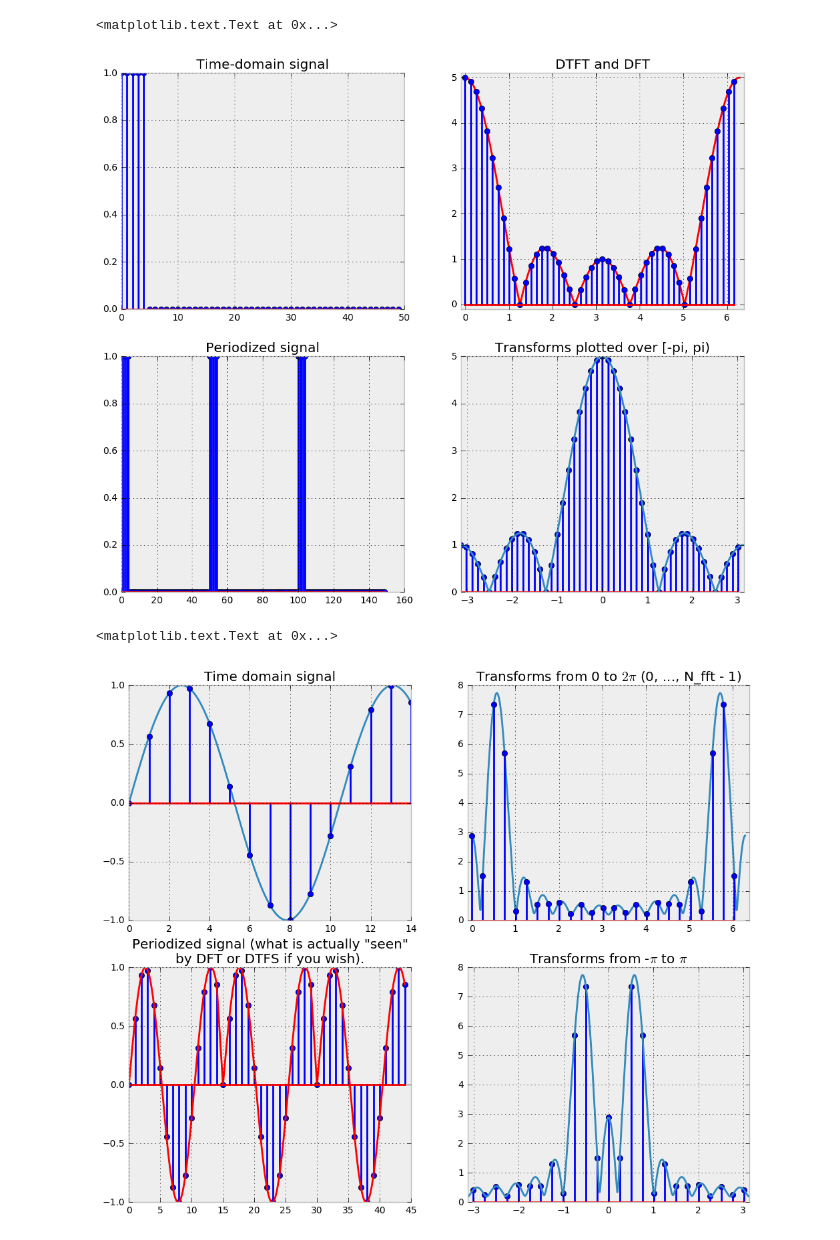
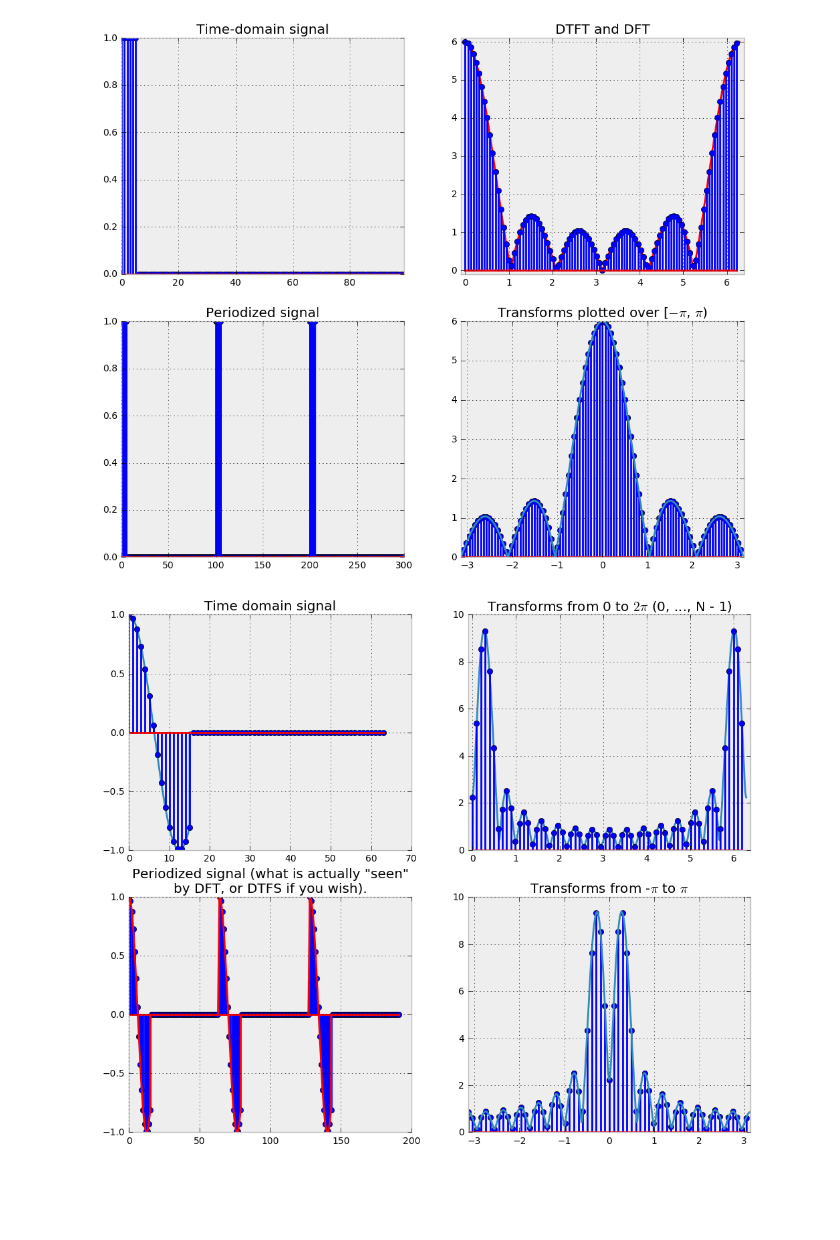
Before and after one commit to doksa/dsp-notebooks, a Jupyter notebook: Week3.ipynb, the cells around one changed output. Cells and saved outputs as stored; diff of their text form; code cells hidden in the pictures; blank space fills up the shorter version.

Commit message:
Added explicit zero-padding in the spectral analysis of sinusoids.

```diff
--- a/Week3.ipynb
+++ b/Week3.ipynb
@@ -15,10 +15,10 @@ plt.style.use('bmh')
 #---------------------------------------------------------------------------
 
 # number of ones
-M = 5
+M = 6
 
 # total length of the signal (for DFT)
-N = 50
+N = 100
 
 # time-domain index
 n_idx = np.arange(N)
@@ -46,6 +46,7 @@ fig = plt.figure(figsize=(12, 10))
 
 ax = fig.add_subplot(221)
 plt.stem(x)
+plt.xlim(-0.1, N-1+0.1)
 plt.title('Time-domain signal')
 
 # transforms
@@ -83,82 +84,91 @@ else:
 plt.stem(2*np.pi/N * (n_idx - shift), np.fft.fftshift(np.abs(X_dft)))
 plt.plot(omega - np.pi, np.fft.fftshift(np.abs(X_dtft)))
 _ = plt.xlim(-np.pi, np.pi)
-plt.title('Transforms plotted over [-pi, pi)')
+plt.title('Transforms plotted over [$-\pi$, $\pi$)')
+
+# fig.savefig('rect_%d_%d.eps' % (M, N))
 # %% [output]
-<matplotlib.text.Text at 0x...>
-[figure, old version]
+[figure, new version]
 # %%
 # DTFT and DFT of windowed sinusoids
 #---------------------------------------------------------------------------
 
 # frequency
-omega0 = 0.6
+omega0 = 0.08*np.pi
 
 # length of the window (number of sinusoid samples)
-N = 15
+M = 16
 
-# total length of the signal fed into DFT; zero-padding is by N_fft - N
-N_fft = 25
+# total length of the signal fed into DFT; zero-padding is by N - M
+N = 64
 
 # discrete time index
+m_idx = np.arange(M)
 n_idx = np.arange(N)
 
 # DFT frequency index
-k_idx = np.arange(N_fft)
+k_idx = np.arange(N)
 
-# just for plotting, so that we can which sinusoid we're sampling
-t = np.linspace(0, N-1, 1e4)
+# just for plotting, so that we can see which sinusoid we're sampling
+t = np.linspace(0, N - 1, 1e4)
 
 # discrete signal
-x = np.sin(omega0*n_idx)
+x = np.hstack((np.cos(omega0*m_idx), np.zeros(N - M)))
 
 # continuous signal we're sampling
-x_c = np.sin(omega0*t)
-
+x_c = np.cos(omega0*t)
 
 # Uncomment to study the effect of window length and zero-padding
 # on the ability to resolve two sinusoids with similar frequencies
 # ------------------------------------------------------------------
-# x = np.sin(omega0*n_idx) + np.sin(omega0*1.1*n_idx)
-# x_c = np.sin(omega0*t) + np.sin(omega0*1.1*t)
+# x = np.hstack((np.cos(omega0*m_idx) + np.cos(omega0*1.1*m_idx), np.zeros(N - M)))
+# x_c = np.cos(omega0*t) + np.cos(omega0*1.1*t)
 # ------------------------------------------------------------------
 
+x_c[t > M-1] = 0
 
-# simulate DTFT by a huge number of samples
+# simulate DTFT by a large number of samples
 omega = np.linspace(0, 2*np.pi, 1e4)
 
-X_dtft = np.fft.fft(x, n=len(omega), axis=0)
-X_dft = np.fft.fft(x, n=N_fft, axis=0)
+use_hanning = False
+if use_hanning:
+    x_w = x * np.hanning(M)
+else:
+    x_w = x
+
+X_dtft = np.fft.fft(x_w, n=len(omega), axis=0)
+X_dft = np.fft.fft(x_w, n=N, axis=0)
 
 fig = plt.figure(figsize=(12, 10))
 
 ax = fig.add_subplot(221)
 plt.plot(t, x_c)
 plt.stem(n_idx, x)
 plt.title('Time domain signal')
 
 ax = fig.add_subplot(222)
 plt.plot(omega, np.abs(X_dtft))
-plt.stem(2*np.pi/N_fft * k_idx, np.abs(X_dft))
-plt.title('Transforms from 0 to $2\pi$ (0, ..., N_fft - 1)')
+plt.stem(2*np.pi/N * k_idx, np.abs(X_dft))
+plt.title('Transforms from 0 to $2\pi$ (0, ..., N - 1)')
 
 plt.xlim(-0.1, 2*np.pi + 0.1)
 ax = fig.add_subplot(223)
 plt.stem(np.hstack((n_idx, n_idx+N, n_idx+2*N)), np.hstack((x, x, x)))
 plt.plot(np.hstack((t, t+N, t+2*N)), np.hstack((x_c, x_c, x_c)), 'r')
-plt.title('Periodized signal (what is actually "seen"\nby DFT or DTFS if you wish).')
+plt.title('Periodized signal (what is actually "seen"\nby DFT, or DTFS if you wish).')
 
 ax = fig.add_subplot(224)
 
 if N % 2 == 0:
-    shift = N_fft / 2
+    shift = N / 2
 else:
-    shift = (N_fft - 1) / 2
+    shift = (N - 1) / 2
 
-plt.stem(2*np.pi/N_fft * (k_idx - shift), np.fft.fftshift(np.abs(X_dft)))
+plt.stem(2*np.pi/N * (k_idx - shift), np.fft.fftshift(np.abs(X_dft)))
 plt.plot(omega - np.pi, np.fft.fftshift(np.abs(X_dtft)))
 _ = plt.xlim(-np.pi, np.pi)
 plt.title('Transforms from -$\pi$ to $\pi$')
+
+# fig.savefig('cos_%d_%d_%5.3f.eps' % (M, N, omega0))
 # %% [output]
-<matplotlib.text.Text at 0x...>
-[figure, old version]
+[figure, new version]
```
Also changed, not shown: parts of 3 cells of this notebook.
